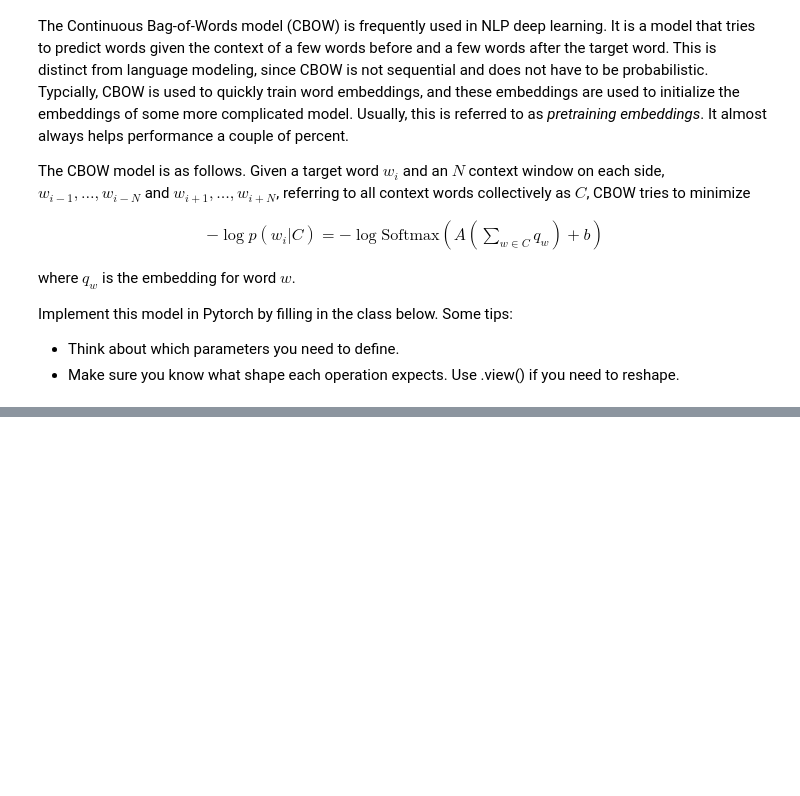
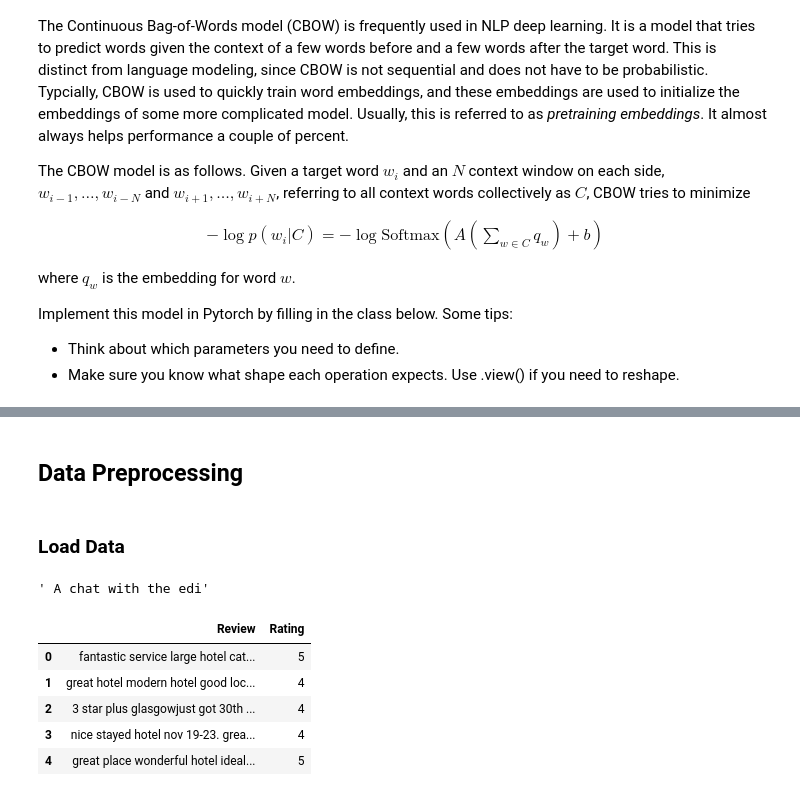
Before and after one commit to nanfang-wuyu/ML4NLP1_UZH, a Jupyter notebook: Assignment 2/word_embeddings_tutorial.ipynb, the cells around one changed output, grey strips where cells are left out. Cells and saved outputs as stored; diff of their text form; code cells hidden in the pictures; blank space fills up the shorter version.

```diff
--- a/Assignment 2/word_embeddings_tutorial.ipynb
+++ b/Assignment 2/word_embeddings_tutorial.ipynb
@@ -332,0 +355,22 @@ make_context_vector(data[0][0], word_to_ix)  # example
+# %% [markdown]
+## Data Preprocessing
+# %% [markdown]
+### Load Data
+# %%
+with open(f'scifi_reduced.txt') as f:
+    text_scifi = f.read()
+import pandas as pd
+df_hotel = pd.read_csv('tripadvisor_hotel_reviews_reduced.csv')
+# %%
+text_scifi[:20]
+# %% [output]
+' A chat with the edi'
+# %%
+df_hotel[:5]
+# %% [output]
+|  | Review | Rating |
+| 0 | fantastic service large hotel cat... | 5 |
+| 1 | great hotel modern hotel good loc... | 4 |
+| 2 | 3 star plus glasgowjust got 30th ... | 4 |
+| 3 | nice stayed hotel nov 19-23. grea... | 4 |
+| 4 | great place wonderful hotel ideal... | 5 |
```
Also changed, not shown: parts of 33 cells of this notebook, 3 other files.
